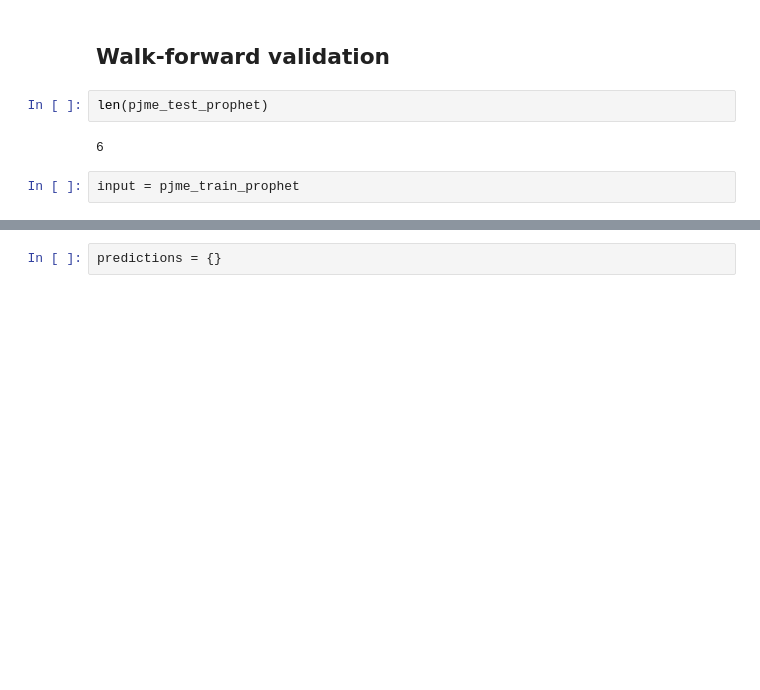
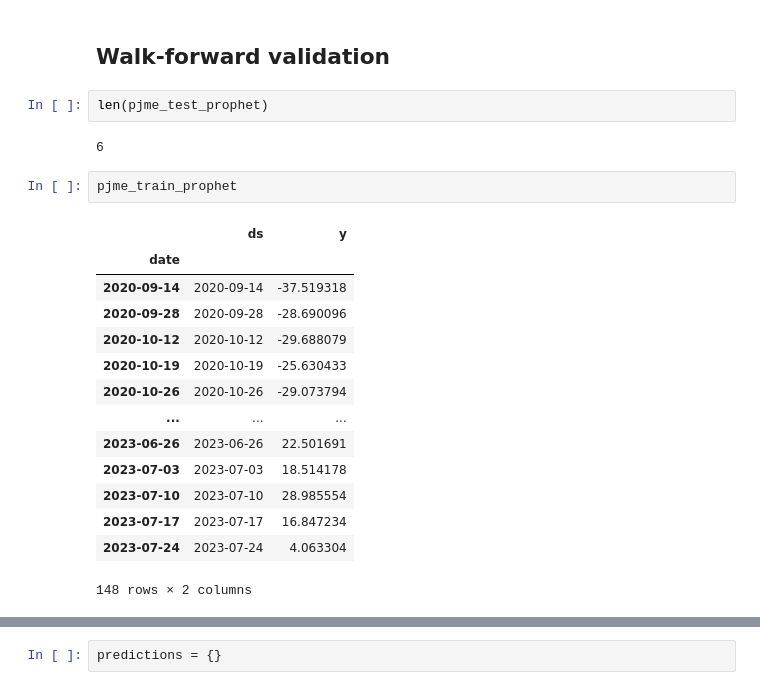
Before and after one commit to surajkarak/thesis, a Jupyter notebook: Prophet.ipynb, the cells around one changed output, grey strips where cells are left out. Drawn from its saved outputs; the diff is of its cells as text; blank space fills up the shorter version.

```diff
--- a/Prophet.ipynb
+++ b/Prophet.ipynb
@@ -231,5 +233,20 @@ plt.show()
 len(pjme_test_prophet)
 # %% [output]
 6
-# %%
-input = pjme_train_prophet
+# %%
+pjme_train_prophet
+# %% [output]
+|  | ds | y |
+| date |  |  |
+| 2020-09-14 | 2020-09-14 | -37.519318 |
+| 2020-09-28 | 2020-09-28 | -28.690096 |
+| 2020-10-12 | 2020-10-12 | -29.688079 |
+| 2020-10-19 | 2020-10-19 | -25.630433 |
+| 2020-10-26 | 2020-10-26 | -29.073794 |
+| ... | ... | ... |
+| 2023-06-26 | 2023-06-26 | 22.501691 |
+| 2023-07-03 | 2023-07-03 | 18.514178 |
+| 2023-07-10 | 2023-07-10 | 28.985554 |
+| 2023-07-17 | 2023-07-17 | 16.847234 |
+| 2023-07-24 | 2023-07-24 | 4.063304 |
+148 rows × 2 columns
```
Also changed, not shown: parts of 17 cells of this notebook, 4 other files.
